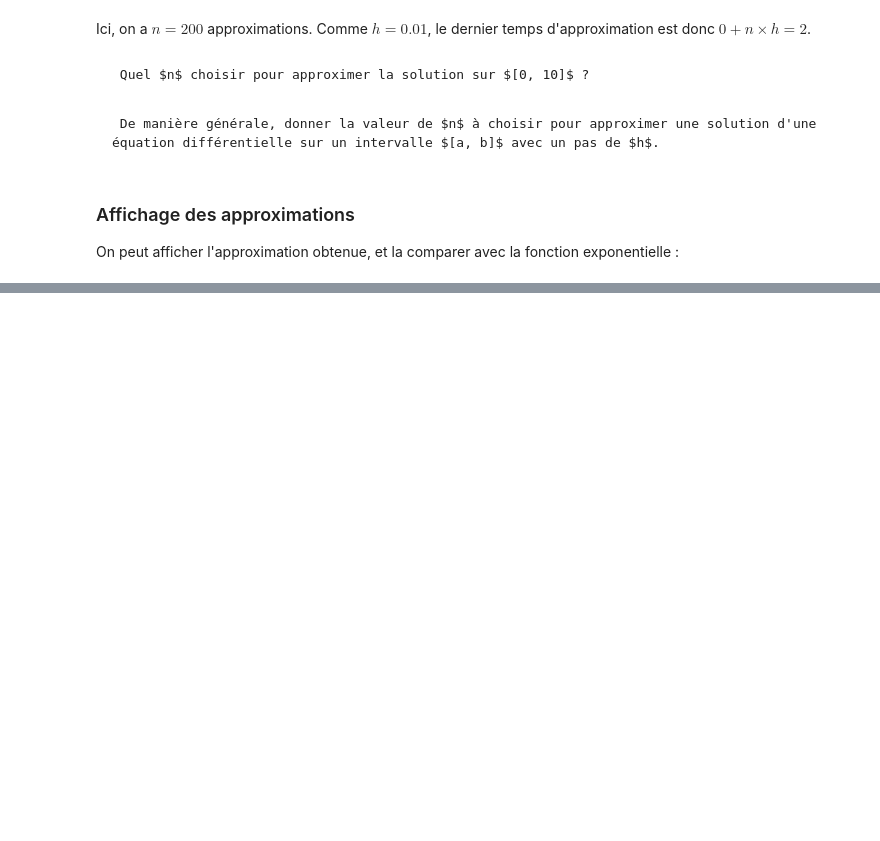
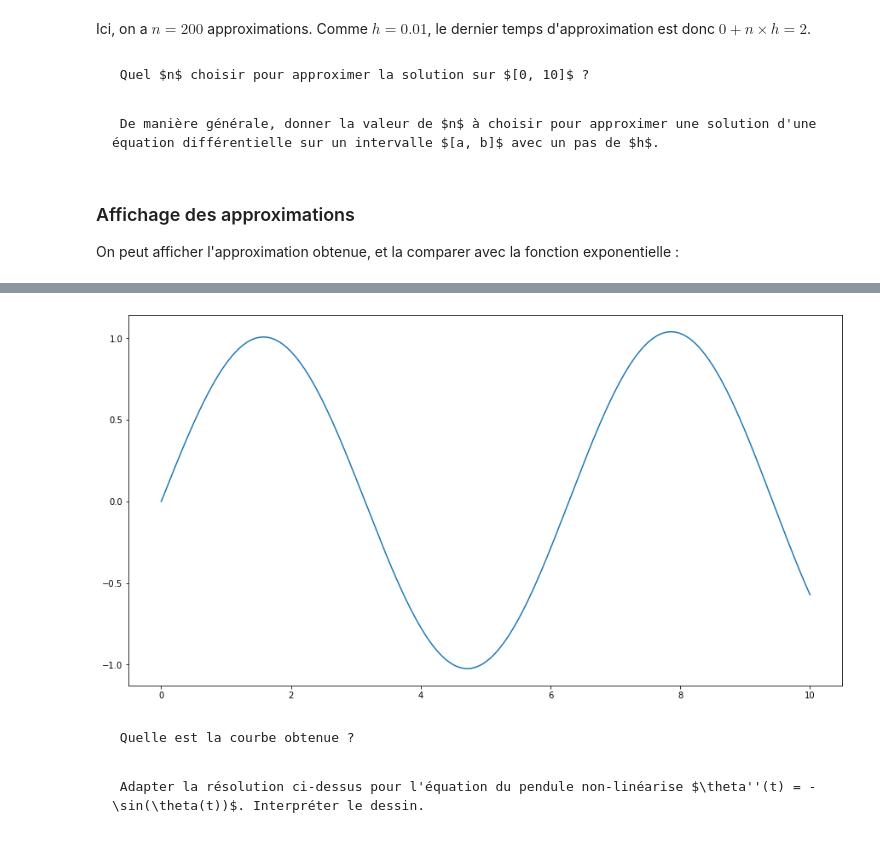
Before and after one commit to cpge-itc/bcpst2, a Jupyter notebook: _sources/1_euler/euler.ipynb, the cells around one changed output, grey strips where cells are left out. Cells and saved outputs as stored; diff of their text form; code cells hidden in the pictures; blank space fills up the shorter version.

`````diff
--- a/_sources/1_euler/euler.ipynb
+++ b/_sources/1_euler/euler.ipynb
@@ -225,0 +367,23 @@ plt.show()
+# %%
+h = 0.01
+theta = [0]
+z = [1]
+t = [0]
+
+for k in range(1000):
+    t.append(t[k] + h)
+    theta.append(theta[k] + h*z[k])
+    z.append(z[k] - h*theta[k])
+
+plt.plot(t, theta)
+plt.show()
+# %% [output]
+[figure, added]
+# %% [markdown]
+````{admonition} Exercice
+ Quelle est la courbe obtenue ?
+````
+# %% [markdown]
+````{admonition} Exercice
+ Adapter la résolution ci-dessus pour l'équation du pendule non-linéarise $\theta''(t) = -\sin(\theta(t))$. Interpréter le dessin.
+````
`````
Also changed, not shown: parts of 21 cells of this notebook, 59 other files.
